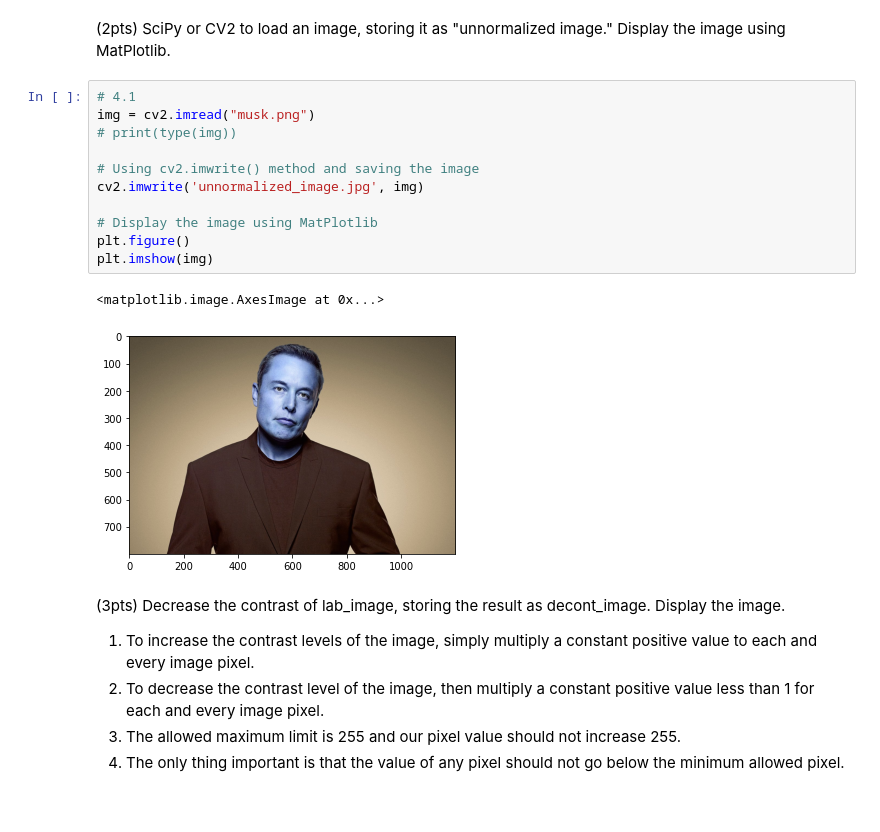
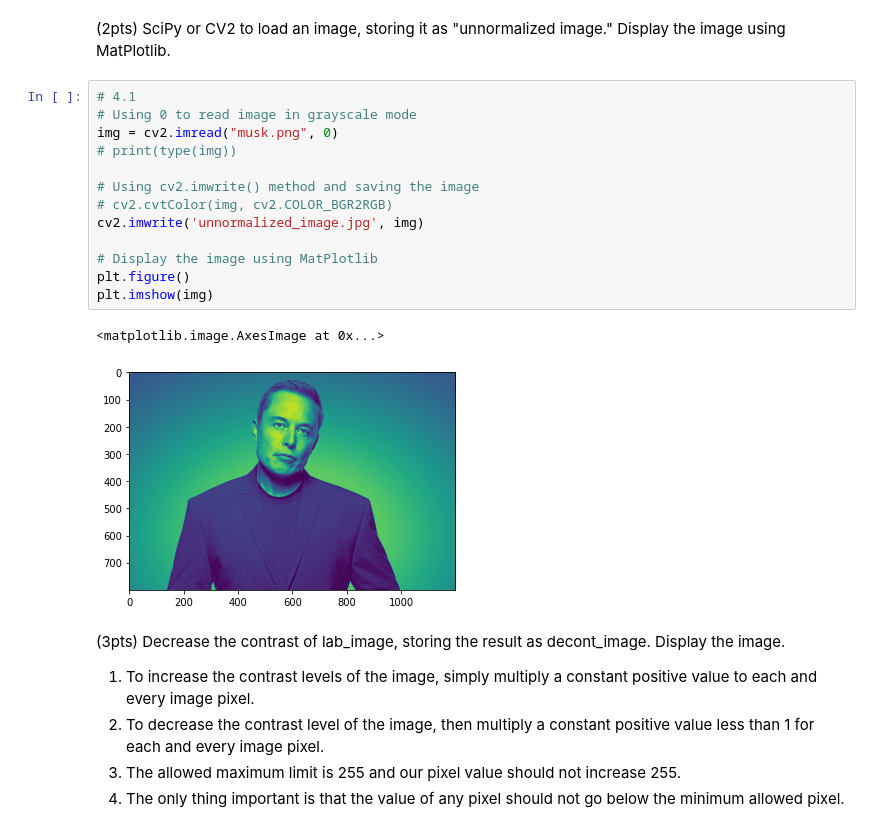
Before and after one commit to twyunting/CSC-676_Computer-Vision, a Jupyter notebook: Homeworks/hw2/CSC-676_HW2_Numpy Exercises 1_YuntingChiu.ipynb, the cells around one changed output. Drawn from its saved outputs; the diff is of its cells as text.

```diff
--- a/Homeworks/hw2/CSC-676_HW2_Numpy Exercises 1_YuntingChiu.ipynb
+++ b/Homeworks/hw2/CSC-676_HW2_Numpy Exercises 1_YuntingChiu.ipynb
@@ -467,18 +476,20 @@ Saving musk.png to musk (2).png
 (2pts) SciPy or CV2 to load an image, storing it as "unnormalized image." Display the image using MatPlotlib.
 # %%
 # 4.1
-img = cv2.imread("musk.png")
+# Using 0 to read image in grayscale mode
+img = cv2.imread("musk.png", 0)
 # print(type(img))
 
 # Using cv2.imwrite() method and saving the image
+# cv2.cvtColor(img, cv2.COLOR_BGR2RGB)
 cv2.imwrite('unnormalized_image.jpg', img)
 
 # Display the image using MatPlotlib
 plt.figure()
 plt.imshow(img)
 # %% [output]
 <matplotlib.image.AxesImage at 0x...>
-[figure, old version]
+[figure, new version]
 # %% [markdown]
 (3pts) Decrease the contrast of lab_image, storing the result as decont_image. Display the image.
 1. To increase the contrast levels of the image, simply multiply a constant positive value to each and every image pixel.
```
Also changed, not shown: parts of 9 cells of this notebook.
